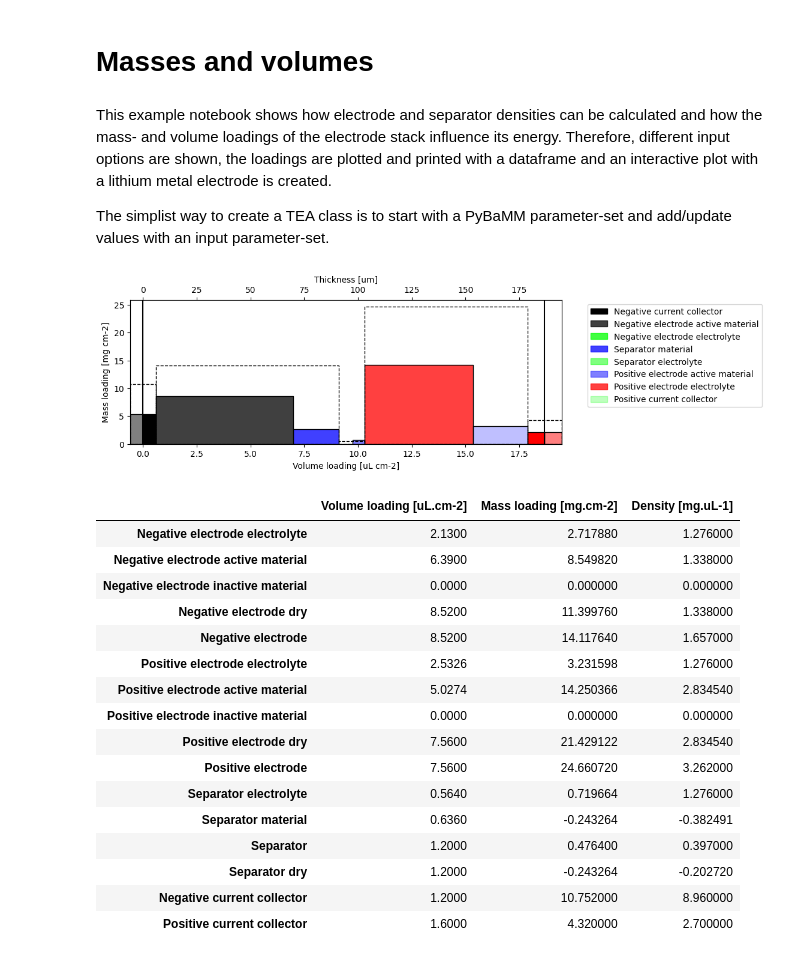
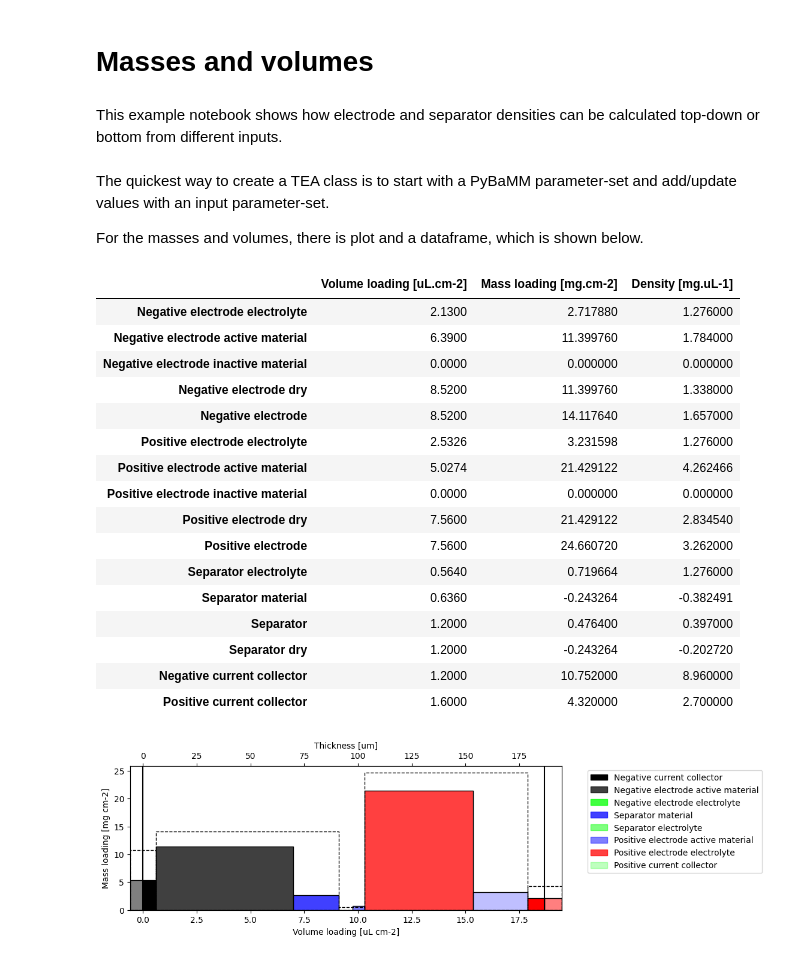
Before and after one commit to pybamm-team/pybamm-tea, a Jupyter notebook: examples/masses_and_volumes.ipynb, the cells around one changed output. Drawn from its saved outputs; the diff is of its cells as text; code cells hidden in the pictures.

```diff
--- a/examples/masses_and_volumes.ipynb
+++ b/examples/masses_and_volumes.ipynb
@@ -1,9 +1,7 @@
 # %% [markdown]
 # Masses and volumes
-# %% [markdown]
-This example notebook shows how electrode and separator densities can be calculated and how the mass- and volume loadings of the electrode stack influence its energy. Therefore, different input options are shown, the loadings are plotted and printed with a dataframe and an interactive plot with a lithium metal electrode is created.
-
-The simplist way to create a TEA class is to start with a PyBaMM parameter-set and add/update values with an input parameter-set.
+# %% [markdown]
+This example notebook shows how electrode and separator densities can be calculated top-down or bottom from different inputs.
 # %%
 # %pip install "pybamm[plot,cite]" -q    # install PyBaMM if it is not installed
 # !pip install git+https://github.com/pybamm-team/pybamm-tea.git # install PyBaMM-TEA if it is not installed
@@ -17,38 +17,49 @@ from IPython.display import display
+# %% [markdown]
+The quickest way to create a TEA class is to start with a PyBaMM parameter-set and add/update values with an input parameter-set.
+
+For the masses and volumes, there is plot and a dataframe, which is shown below.
 # %%
 # input parameter-set
 input = {
-    "Electrolyte density [kg.m-3]": 1276, # LiPF6 in EC:EMC 3:7 + 2% VC
+    "Electrolyte density [kg.m-3]": 1276,
+    #"Electrolyte volume per total pore volume": 1.2,
+    'Loss of lithium inventory [mA.h.cm-2]': 0.1,
+    #'Loss of lithium inventory [%]': 1.0,
+    'Loss of positive electrode active material [%]': 0,
+    'Positive electrode stoichiometry at LAM': 0,
+    'Loss of negative electrode active material [%]': 0,
+    'Negative electrode stoichiometry at LAM': 0,
 }
 
 # base parameter-sets
 base = pybamm.ParameterValues("Chen2020")
 
 # create a TEA class
 tea_class = pybamm_tea.TEA(base, input)
 
 # plot the mass and volume loadings
-tea_class.plot_masses_and_volumes()
+tea_class.plot_masses_and_volumes(show_plot=False)
 
 # get the mass and volume loadings as a dataframe
 tea_class.masses_and_volumes_dataframe
 # %% [output]
+|  | Volume loading [uL.cm-2] | Mass loading [mg.cm-2] | Density [mg.uL-1] |
+| Negative electrode electrolyte | 2.1300 | 2.717880 | 1.276000 |
+| Negative electrode active material | 6.3900 | 11.399760 | 1.784000 |
+| Negative electrode inactive material | 0.0000 | 0.000000 | 0.000000 |
+| Negative electrode dry | 8.5200 | 11.399760 | 1.338000 |
+| Negative electrode | 8.5200 | 14.117640 | 1.657000 |
+| Positive electrode electrolyte | 2.5326 | 3.231598 | 1.276000 |
+| Positive electrode active material | 5.0274 | 21.429122 | 4.262466 |
+| Positive electrode inactive material | 0.0000 | 0.000000 | 0.000000 |
+| Positive electrode dry | 7.5600 | 21.429122 | 2.834540 |
+| Positive electrode | 7.5600 | 24.660720 | 3.262000 |
+| Separator electrolyte | 0.5640 | 0.719664 | 1.276000 |
+| Separator material | 0.6360 | -0.243264 | -0.382491 |
+| Separator | 1.2000 | 0.476400 | 0.397000 |
+| Separator dry | 1.2000 | -0.243264 | -0.202720 |
+| Negative current collector | 1.2000 | 10.752000 | 8.960000 |
+| Positive current collector | 1.6000 | 4.320000 | 2.700000 |
-[figure, old version]
+[figure, new version]
-|  | Volume loading [uL.cm-2] | Mass loading [mg.cm-2] | Density [mg.uL-1] |
-| Negative electrode electrolyte | 2.1300 | 2.717880 | 1.276000 |
-| Negative electrode active material | 6.3900 | 8.549820 | 1.338000 |
-| Negative electrode inactive material | 0.0000 | 0.000000 | 0.000000 |
-| Negative electrode dry | 8.5200 | 11.399760 | 1.338000 |
-| Negative electrode | 8.5200 | 14.117640 | 1.657000 |
-| Positive electrode electrolyte | 2.5326 | 3.231598 | 1.276000 |
-| Positive electrode active material | 5.0274 | 14.250366 | 2.834540 |
-| Positive electrode inactive material | 0.0000 | 0.000000 | 0.000000 |
-| Positive electrode dry | 7.5600 | 21.429122 | 2.834540 |
-| Positive electrode | 7.5600 | 24.660720 | 3.262000 |
-| Separator electrolyte | 0.5640 | 0.719664 | 1.276000 |
-| Separator material | 0.6360 | -0.243264 | -0.382491 |
-| Separator | 1.2000 | 0.476400 | 0.397000 |
-| Separator dry | 1.2000 | -0.243264 | -0.202720 |
-| Negative current collector | 1.2000 | 10.752000 | 8.960000 |
-| Positive current collector | 1.6000 | 4.320000 | 2.700000 |
 # %% [markdown]
 
```
Also changed, not shown: parts of 13 cells of this notebook, 14 other files.
